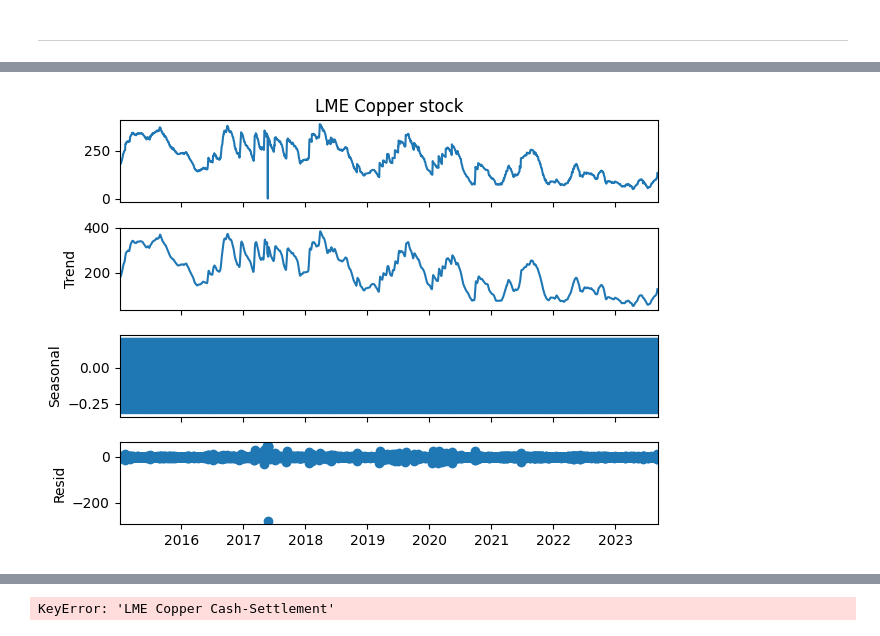
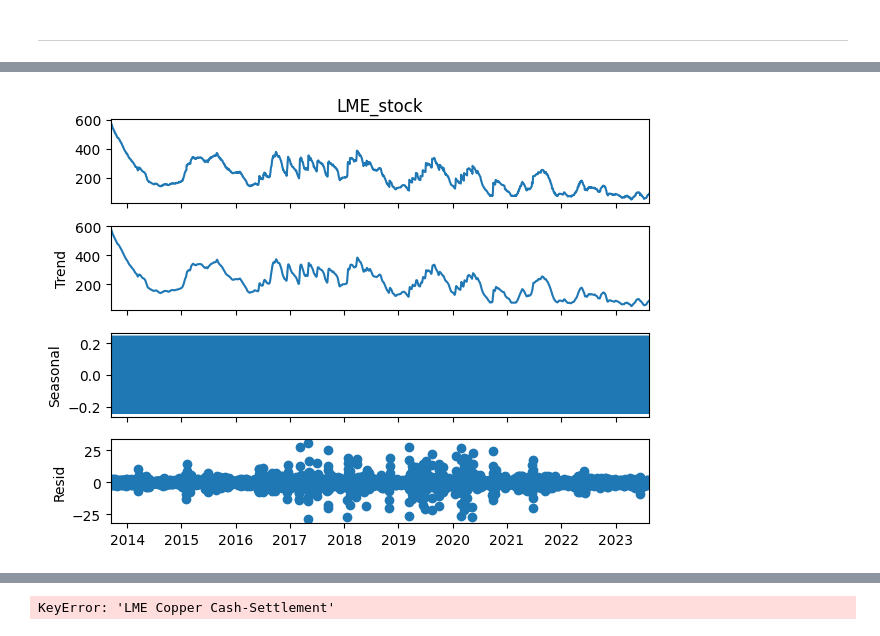
Before and after one commit to hotdonkey/data_science, a Jupyter notebook: Projecy_8/diploma.ipynb, the cells around one changed output, grey strips where cells are left out. Saved outputs shown, nothing was run; the diff lists cells and outputs as text; code cells hidden in the pictures.

```diff
--- a/Projecy_8/diploma.ipynb
+++ b/Projecy_8/diploma.ipynb
@@ -102,9 +122,9 @@ display(cu_df.head(), cu_df.head())
 # %% [markdown]
 ----
 # %%
-data = pd.read_csv('./data/copper.csv', parse_dates=['date'], index_col='date')
-data = data.sort_index()
-data
+data_lme = pd.read_csv('./data/copper.csv', parse_dates=['date'], index_col='date')
+data_lme = data_lme.sort_index()
+data_lme
 # %% [output]
 |  | LME Copper Cash-Settlement | LME Copper 3-month | LME Copper stock |
 | date |  |  |  |
@@ -122,0 +143,10 @@ data
+# %%
+data_nasdaq = pd.read_csv('./data/HGCMX.csv', parse_dates=['date'], index_col='date')
+data_nasdaq.drop(['Unnamed: 0'], inplace=True, axis=1)
+data_nasdaq = data_nasdaq['volume']
+# %%
+data = pd.merge(data_lme, data_nasdaq, left_index=True, right_index=True)
+data.replace(0, np.nan, inplace=True)
+data.dropna(inplace=True, axis=0)
+data.rename(columns={'volume': 'NASDAQ_volume', 'LME Copper stock': 'LME_stock'}, inplace=True)
+data.head()
@@ -123,9 +161,9 @@ data
 # %%
-df_cu = data['LME Copper stock']
-df_cu = df_cu.resample('d').interpolate(method='linear')
+df_lme_stock = data['LME_stock']
+df_lme_stock = df_lme_stock.resample('d').interpolate(method='linear')
 # %%
-decomposition = seasonal_decompose(df_cu)
+decomposition = seasonal_decompose(df_lme_stock)
 fig = decomposition.plot()
 plt.show()
 # %% [output]
-[figure, old version]
+[figure, new version]
```
Also changed, not shown: parts of 11 cells of this notebook, 5 other files.
